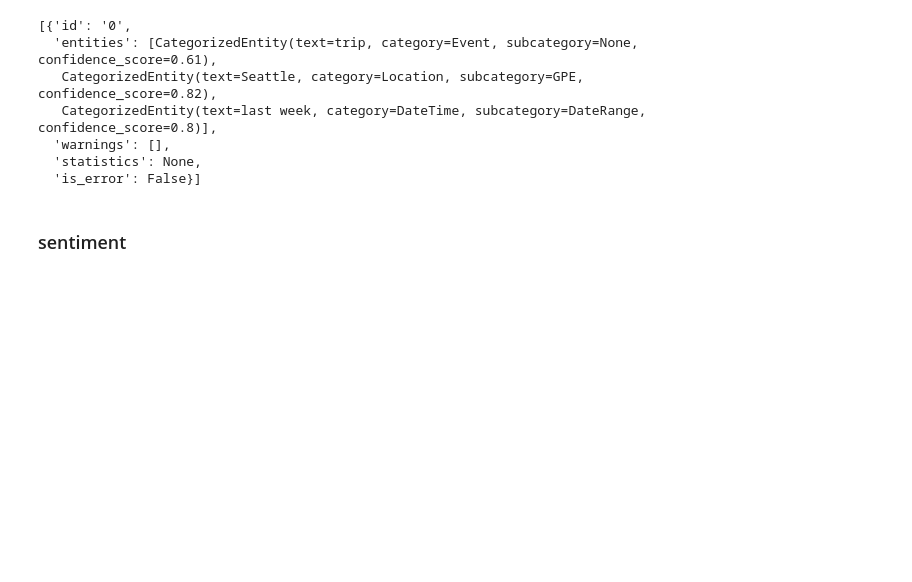
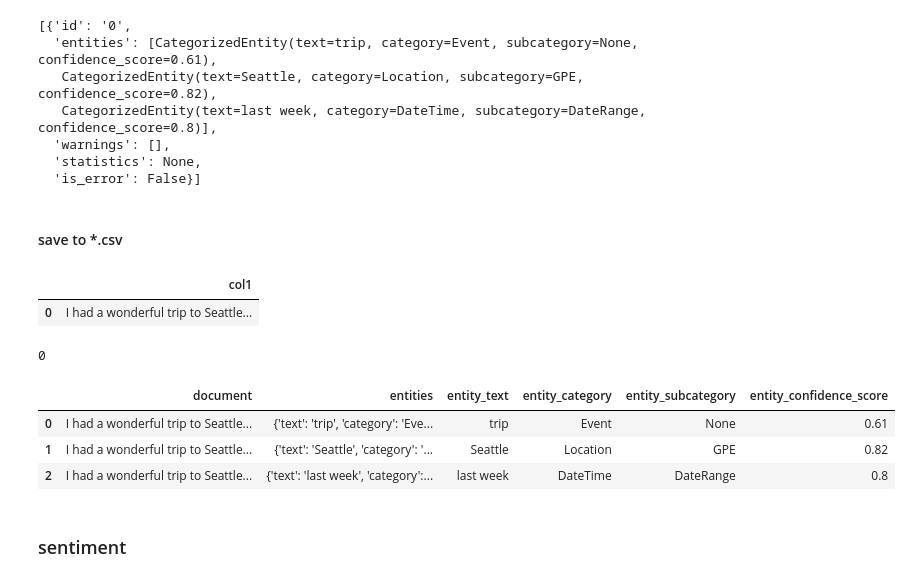
Before and after one commit to albert-kevin/azuremachinelearning, a Jupyter notebook: code/notebooks/howto-cognitive-API.ipynb, the cells around one changed output. Saved outputs shown, nothing was run; the diff lists cells and outputs as text; code cells hidden in the pictures; blank space fills up the shorter version.

Commit message:
add script to extract API data as pandas to *.csv

```diff
--- a/code/notebooks/howto-cognitive-API.ipynb
+++ b/code/notebooks/howto-cognitive-API.ipynb
@@ -1805,6 +1806,56 @@ response = client.recognize_entities(documents)
   'warnings': [],
   'statistics': None,
   'is_error': False}]
+# %% [markdown]
+#### save to *.csv
+# %%
+df = pd.DataFrame({'col1': documents})
+df
+# %% [output]
+|  | col1 |
+| 0 | I had a wonderful trip to Seattle... |
+# %%
+# replace 'key' and 'endpoint':
+# azure_textanalytics_key = '618f207e871d4ea3a79dd6889b8a6f7c'
+# azure_textanalytics_endpoint = 'https://westeurope.api.cognitive.microsoft.com/'
+
+# import pandas as pd
+# from azure.core.credentials import AzureKeyCredential
+# from azure.ai.textanalytics import TextAnalyticsClient
+# client = TextAnalyticsClient(azure_textanalytics_endpoint, AzureKeyCredential(azure_textanalytics_key))
+
+result = pd.DataFrame()
+temp   = []
+start  = 0      # index id start (ex: 0)
+stop   = 1   # index id stop  (ex: 5000)
+step   = 1      # max 5 (ex: 5)
+column = "col1" # from dataframe
+# https://docs.microsoft.com/en-us/azure/cognitive-services/text-analytics/concepts/data-limits
+
+for i in range(start, stop, step): # 0-5000, 5000-10000, etc... (~10min)
+    documents = (df[column].iloc[i:i+step]).tolist()
+    response = client.recognize_entities(documents)
+    print(i, end='\r') # counter
+    for idx, doc in enumerate(response):
+        comment = pd.DataFrame()
+        for idy, entity in enumerate(doc.entities):
+            comment.loc[idy, "document"] = str(documents[idx])
+            comment.loc[idy, "entities"] = str(entity)
+            comment.loc[idy, "entity_text"] = str(entity.text)
+            comment.loc[idy, "entity_category"] = str(entity.category)
+            comment.loc[idy, "entity_subcategory"] = str(entity.subcategory)
+            comment.loc[idy, "entity_confidence_score"] = str(entity.confidence_score)
+        temp.append(comment)
+
+result = pd.concat(temp, axis=0, ignore_index=True)
+result.to_csv("entities_"+str(start)+"_"+str(stop)+".csv", index=False)
+result
+# %% [output]
+0
+|  | document | entities | entity_text | entity_category | entity_subcategory | entity_confidence_score |
+| 0 | I had a wonderful trip to Seattle... | {'text': 'trip', 'category': 'Eve... | trip | Event | None | 0.61 |
+| 1 | I had a wonderful trip to Seattle... | {'text': 'Seattle', 'category': '... | Seattle | Location | GPE | 0.82 |
+| 2 | I had a wonderful trip to Seattle... | {'text': 'last week', 'category':... | last week | DateTime | DateRange | 0.8 |
 # %% [markdown]
 ### sentiment
 # %%
```
Also changed, not shown: parts of 3 cells of this notebook.
